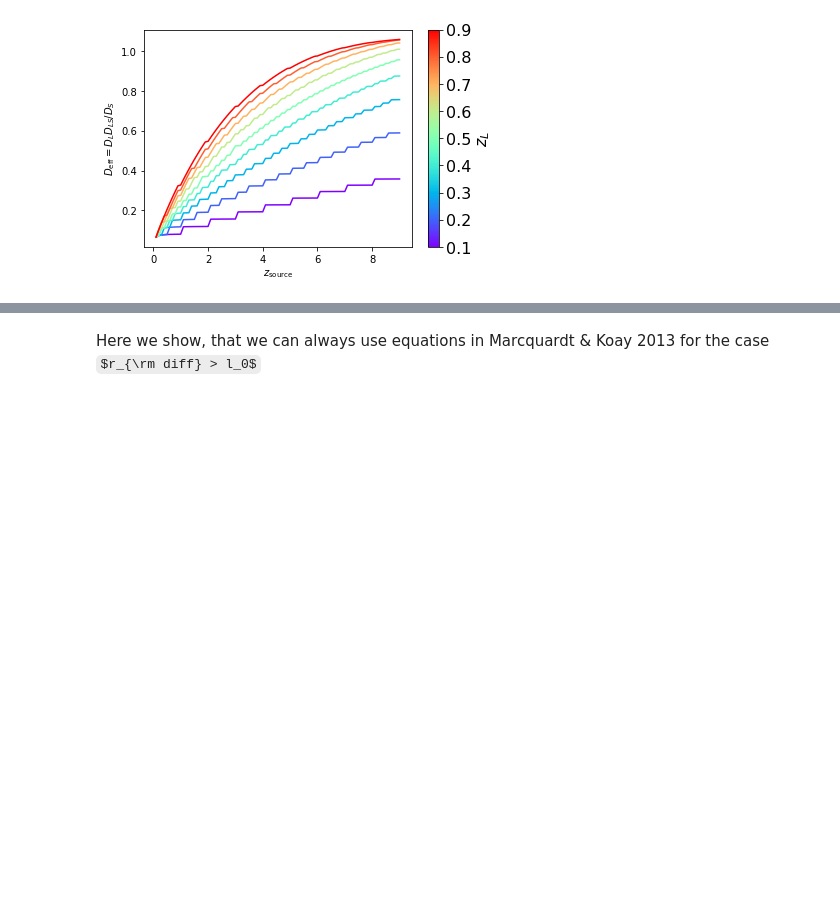
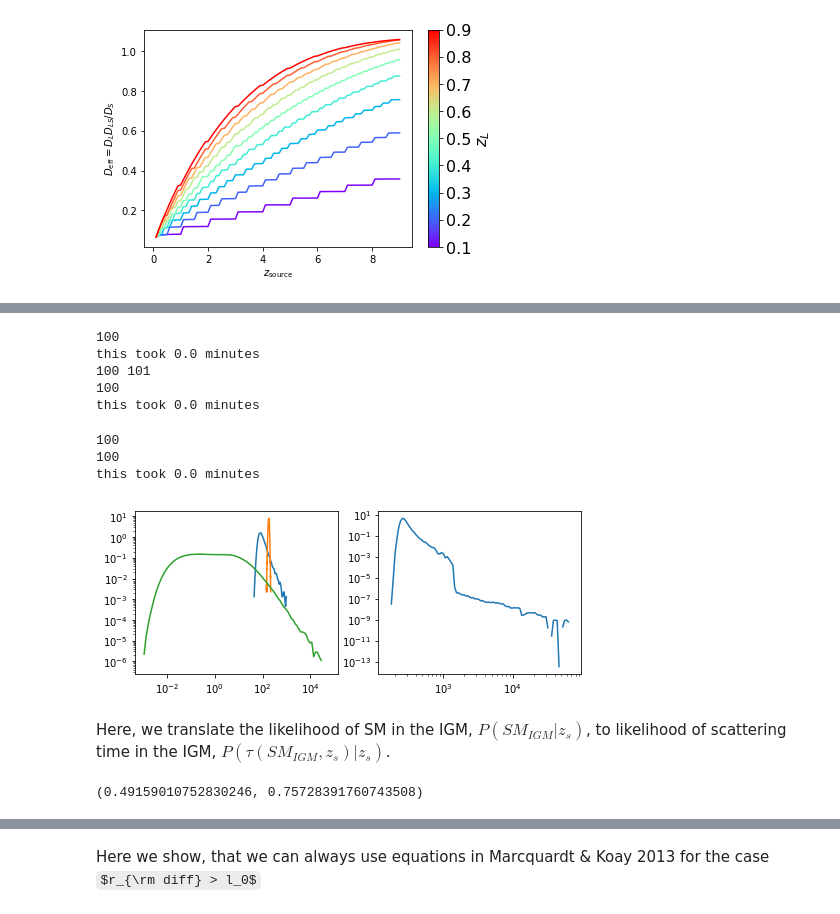
Before and after one commit to FRBs/PreFRBLE, a Jupyter notebook: notebooks/Scattering_Time.ipynb, the cells around one changed output, grey strips where cells are left out. Saved outputs shown, nothing was run; the diff lists cells and outputs as text; code cells hidden in the pictures; some formulas as TeX source; blank space fills up the shorter version.

```diff
--- a/notebooks/Scattering_Time.ipynb
+++ b/notebooks/Scattering_Time.ipynb
@@ -64,0 +268,43 @@ def Deff_( z_s=np.array(1.0), z_L=np.array(0.5) ):
+# %%
+t0=time()
+P, x = LikelihoodsConvolve( Ps[::2], xs[::2] )
+print "this took %.1f minutes" % ( (time()-t0)/60 )
+print P.size, x.size
+P, x = LikelihoodsConvolve( [P,Ps[1]], [x,xs[1]] )
+print "this took %.1f minutes" % ( (time()-t0)/60 )
+# %% [output]
+100
+this took 0.0 minutes
+100 101
+100
+this took 0.0 minutes
+# %%
+from time import time
+t0=time()
+P, x = LikelihoodsConvolve( Ps, xs )
+print "this took %.1f minutes" % ( (time()-t0)/60 )
+# %% [output]
+100
+100
+this took 0.0 minutes
+# %%
+fig, axs = plt.subplots( 1, 2, figsize=(8,3))
+for xx, PP in zip( xs, Ps):
+    PlotLikelihood( xx, PP, ax=axs[0] )
+PlotLikelihood( x, P, ax=axs[1] )
+# %% [output]
+[figure, added]
+# %% [markdown]
+Here, we translate the likelihood of SM in the IGM, $P(SM_{IGM}|z_s)$, to likelihood of scattering time in the IGM, $P(\tau(SM_{IGM},z_s)|z_s)$.
+# %%
+from scipy.optimize import fmin_slsqp as  fmin
+
+def Deff_max( z_s ):
+    ### returns optimal redshift and Deff for lense between observer and source at redshift z_s
+    Deff_min = lambda z_L : -Deff( z_s=z_s, z_L=z_L )
+    ### find z_L that maximizes D_eff(z_s,z_L) for given z_s
+    z_L, = fmin( Deff_min, z_s/2, iprint=0)
+    return z_L, Deff( z_s=z_s, z_L=z_L )
+print Deff_max( 1.8 )
+# %% [output]
+(0.49159010752830246, 0.75728391760743508)
```
Also changed, not shown: parts of 11 cells of this notebook, 7 other files.
